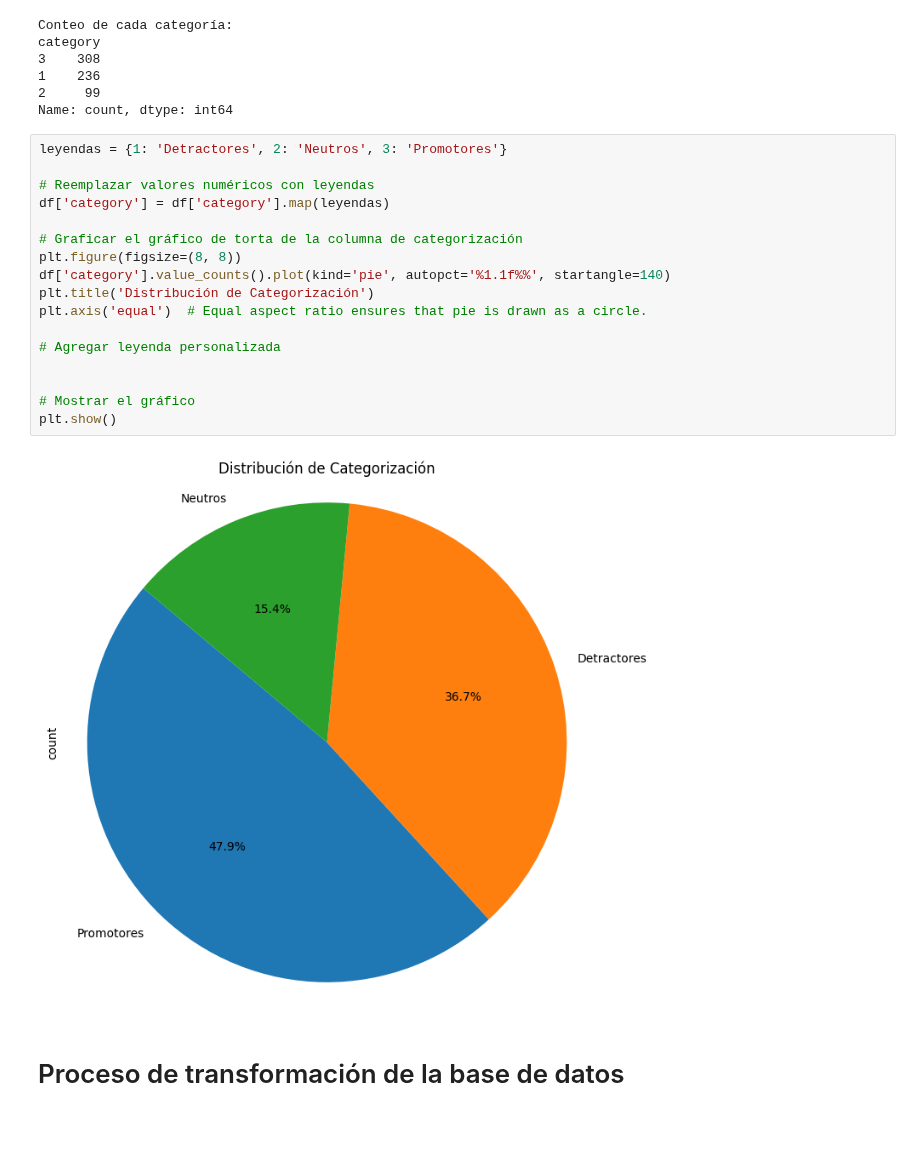
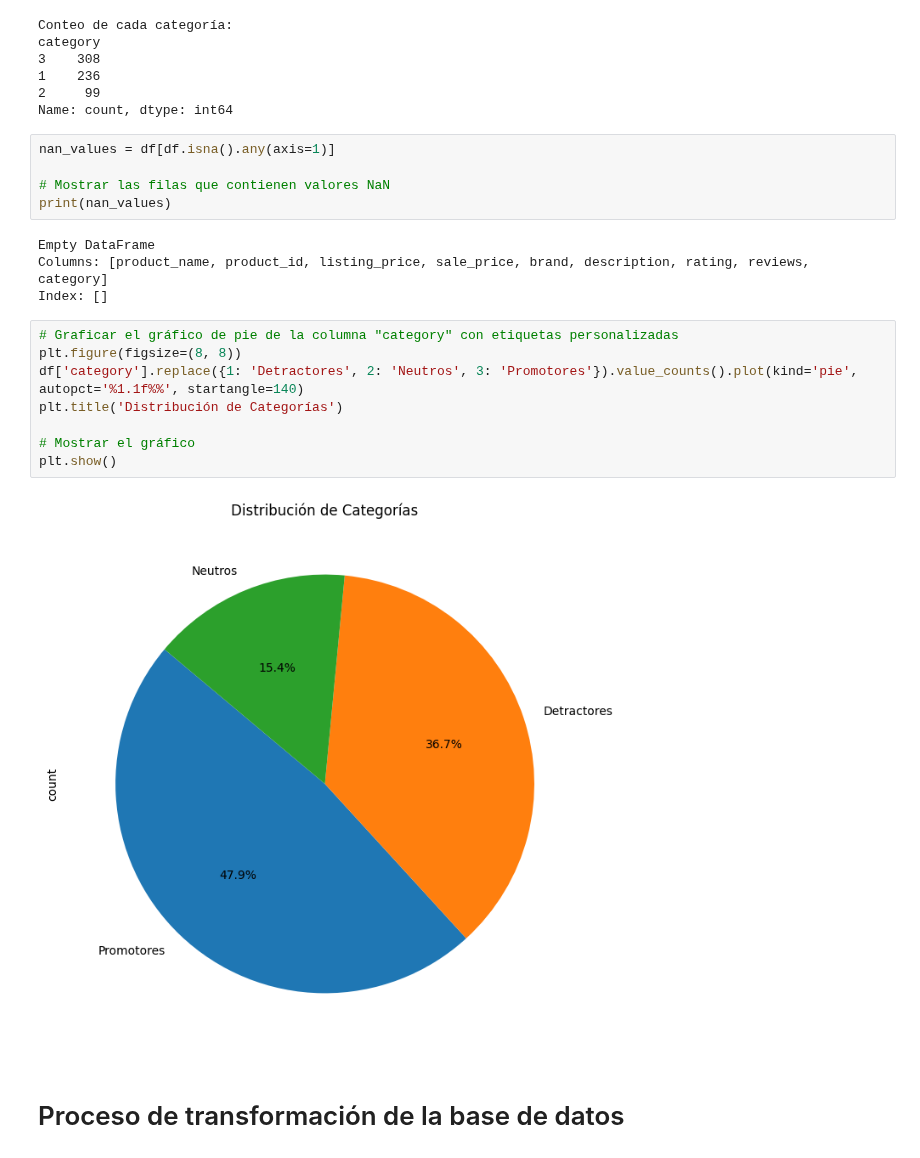
Before and after one commit to pau1ag/caso1, a Jupyter notebook: solucion_caso.ipynb, the cells around one changed output. Saved outputs shown, nothing was run; the diff lists cells and outputs as text; blank space fills up the shorter version.

Commit message:
Commit listing_price 0

```diff
--- a/solucion_caso.ipynb
+++ b/solucion_caso.ipynb
@@ -204,25 +204,25 @@ category
 1    236
 2     99
 Name: count, dtype: int64
+# %%
+nan_values = df[df.isna().any(axis=1)]
+
+# Mostrar las filas que contienen valores NaN
+print(nan_values)
+# %% [output]
+Empty DataFrame
+Columns: [product_name, product_id, listing_price, sale_price, brand, description, rating, reviews, category]
+Index: []
 # %%
-leyendas = {1: 'Detractores', 2: 'Neutros', 3: 'Promotores'}
-
-# Reemplazar valores numéricos con leyendas
-df['category'] = df['category'].map(leyendas)
-
-# Graficar el gráfico de torta de la columna de categorización
+# Graficar el gráfico de pie de la columna "category" con etiquetas personalizadas
 plt.figure(figsize=(8, 8))
-df['category'].value_counts().plot(kind='pie', autopct='%1.1f%%', startangle=140)
-plt.title('Distribución de Categorización')
-plt.axis('equal')  # Equal aspect ratio ensures that pie is drawn as a circle.
-
-# Agregar leyenda personalizada
-
+df['category'].replace({1: 'Detractores', 2: 'Neutros', 3: 'Promotores'}).value_counts().plot(kind='pie', autopct='%1.1f%%', startangle=140)
+plt.title('Distribución de Categorías')
 
 # Mostrar el gráfico
 plt.show()
 # %% [output]
-[figure, old version]
+[figure, new version]
 # %% [markdown]
 <h1>Proceso de transformación de la base de datos</h1>
 # %% [markdown]
```
Also changed, not shown: parts of 21 cells of this notebook.
